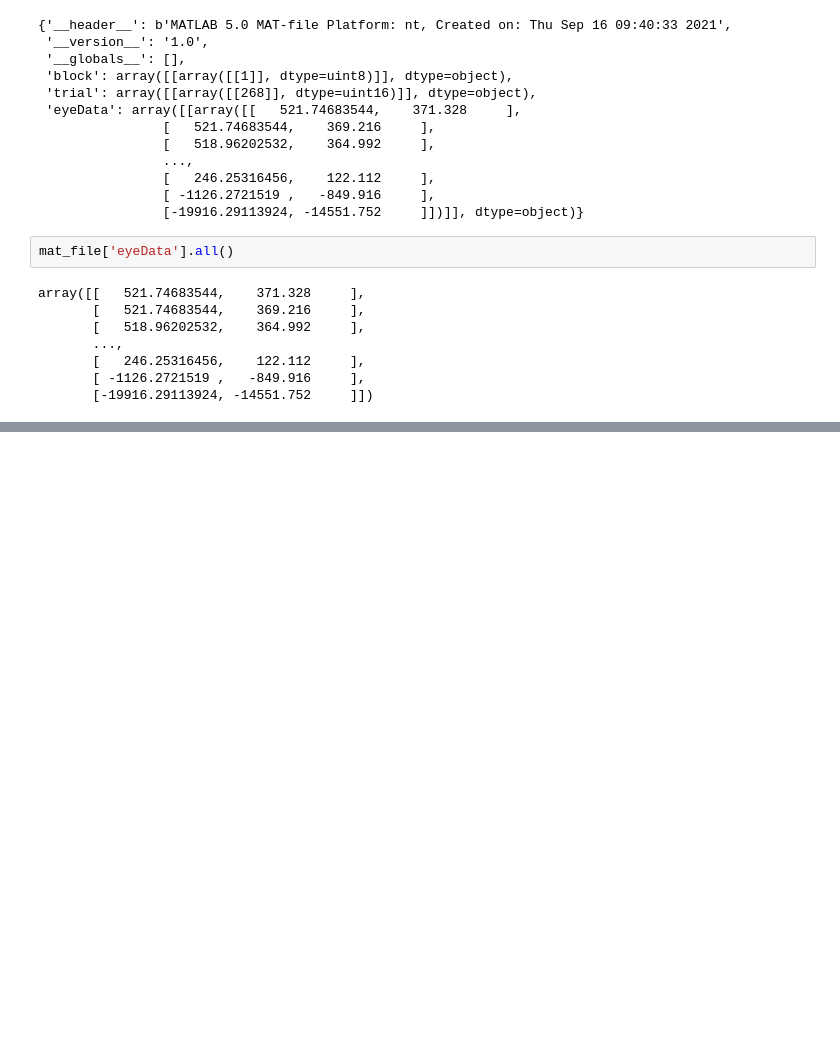
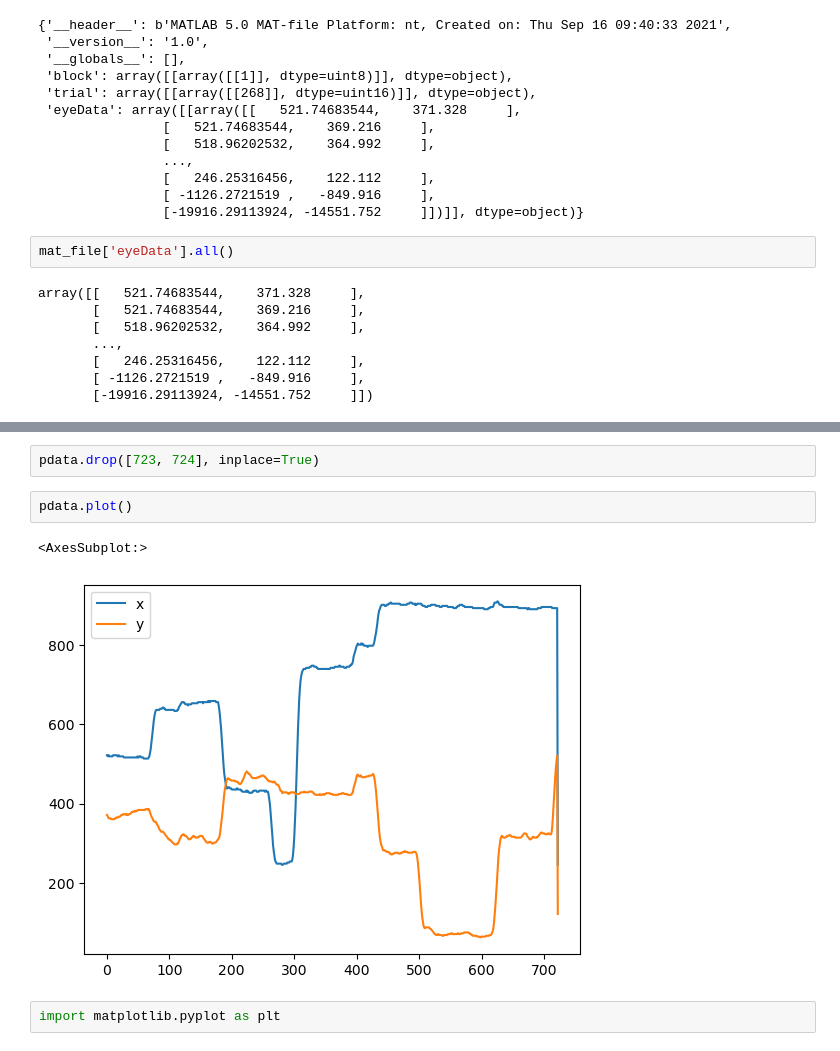
Before and after one commit to min02choi/Introduction-To-HCI, a Jupyter notebook: Week2/mat_test.ipynb, the cells around one changed output, grey strips where cells are left out. Drawn from its saved outputs; the diff is of its cells as text; blank space fills up the shorter version.

```diff
--- a/Week2/mat_test.ipynb
+++ b/Week2/mat_test.ipynb
@@ -29,0 +72,9 @@ array([[   521.74683544,    371.328     ],
+# %%
+pdata.drop([723, 724], inplace=True)
+# %%
+pdata.plot()
+# %% [output]
+<AxesSubplot:>
+[figure, added]
+# %%
+import matplotlib.pyplot as plt
```
Also changed, not shown: parts of 12 cells of this notebook, 2 other files.
